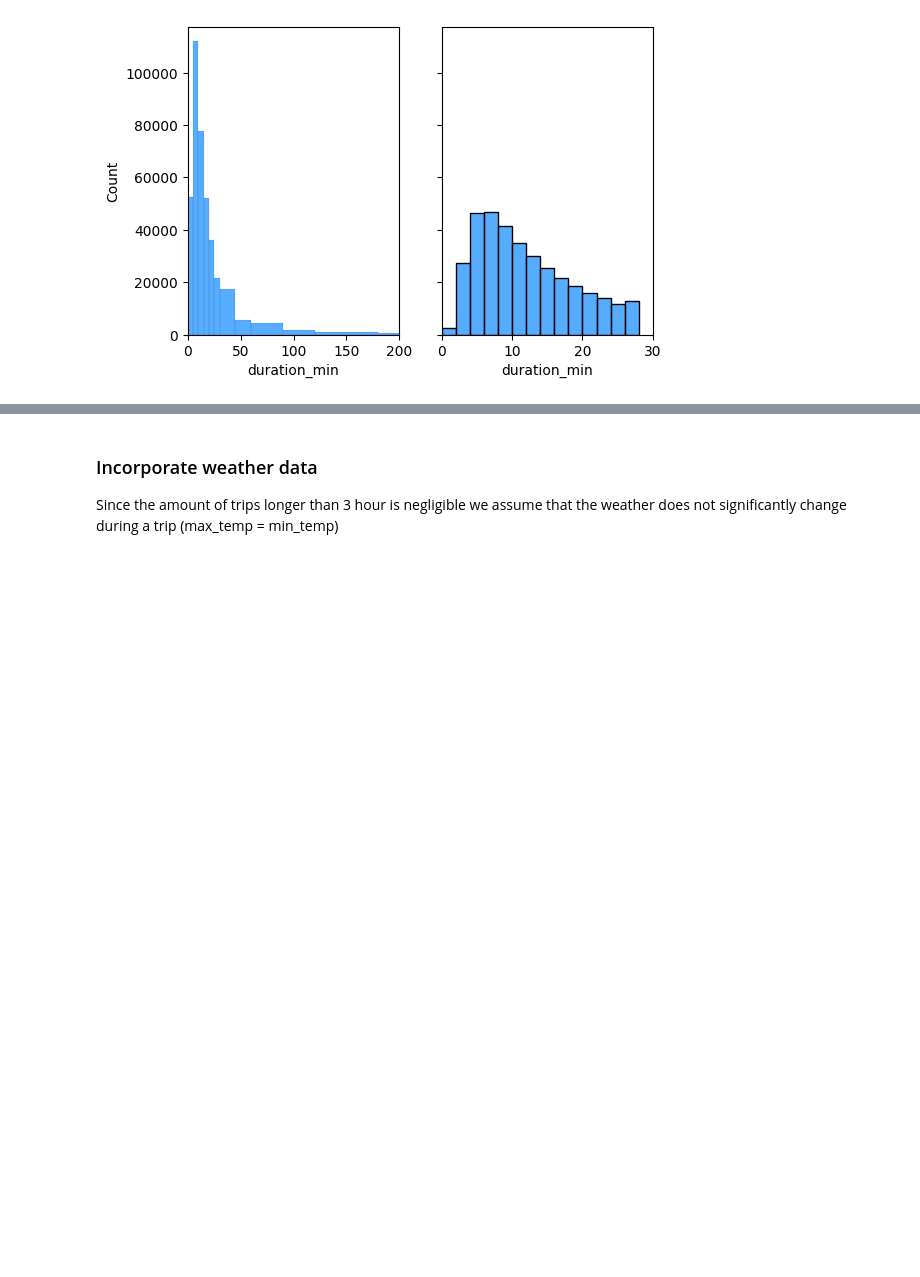
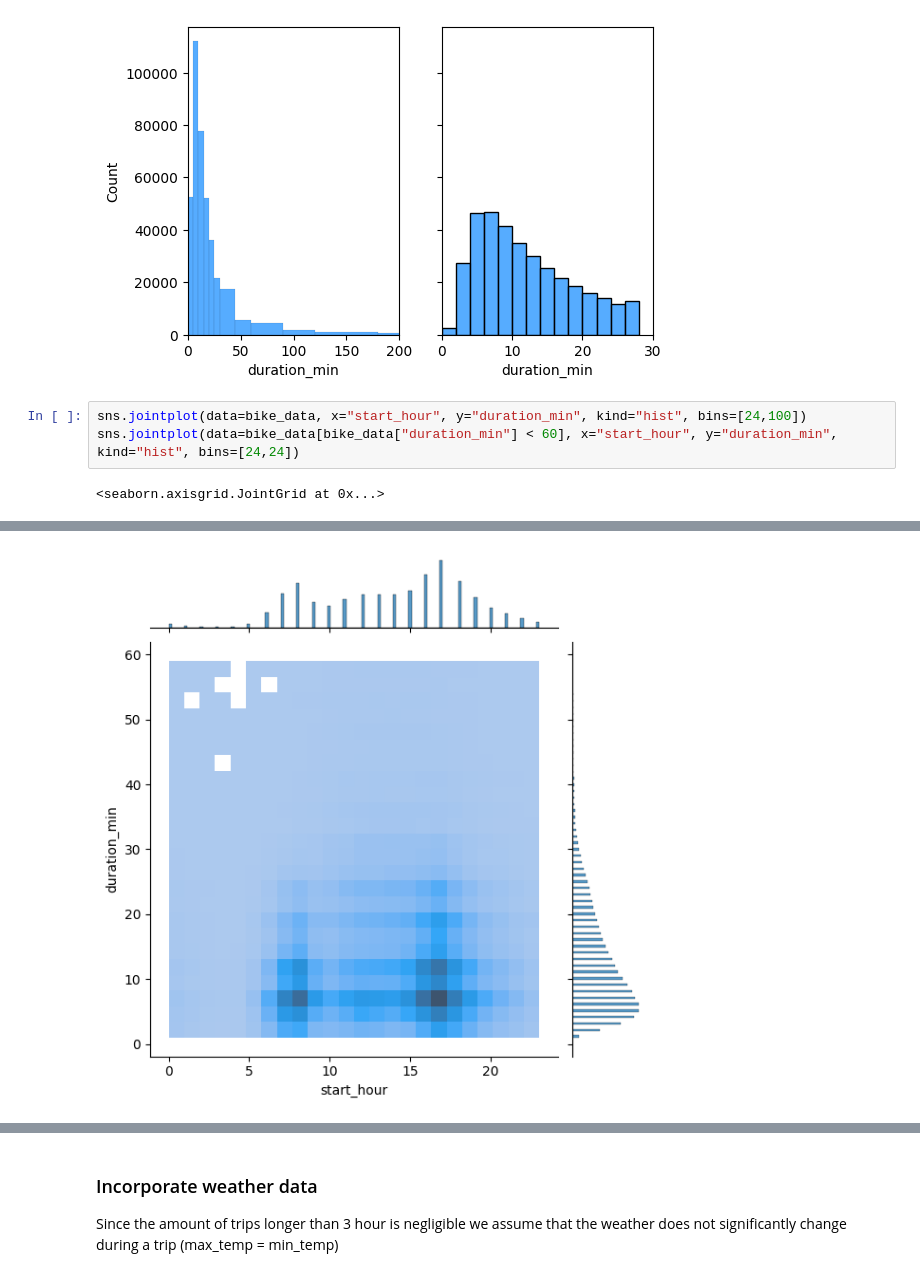
Before and after one commit to agruenb/AA-2022-TEAM-11, a Jupyter notebook: temporal_analysis.ipynb, the cells around one changed output, grey strips where cells are left out. Drawn from its saved outputs; the diff is of its cells as text; blank space fills up the shorter version.

```diff
--- a/temporal_analysis.ipynb
+++ b/temporal_analysis.ipynb
@@ -68,3 +68,8 @@ plot.set(xlim=(0,30))
 plt.show()
 # %% [output]
 [figure]
+# %%
+sns.jointplot(data=bike_data, x="start_hour", y="duration_min", kind="hist", bins=[24,100])
+sns.jointplot(data=bike_data[bike_data["duration_min"] < 60], x="start_hour", y="duration_min", kind="hist", bins=[24,24])
+# %% [output]
+<seaborn.axisgrid.JointGrid at 0x...>
@@ -71 +77,2 @@ plt.show()
+[figure, added]
 # %%
```
Also changed, not shown: parts of 8 cells of this notebook.
